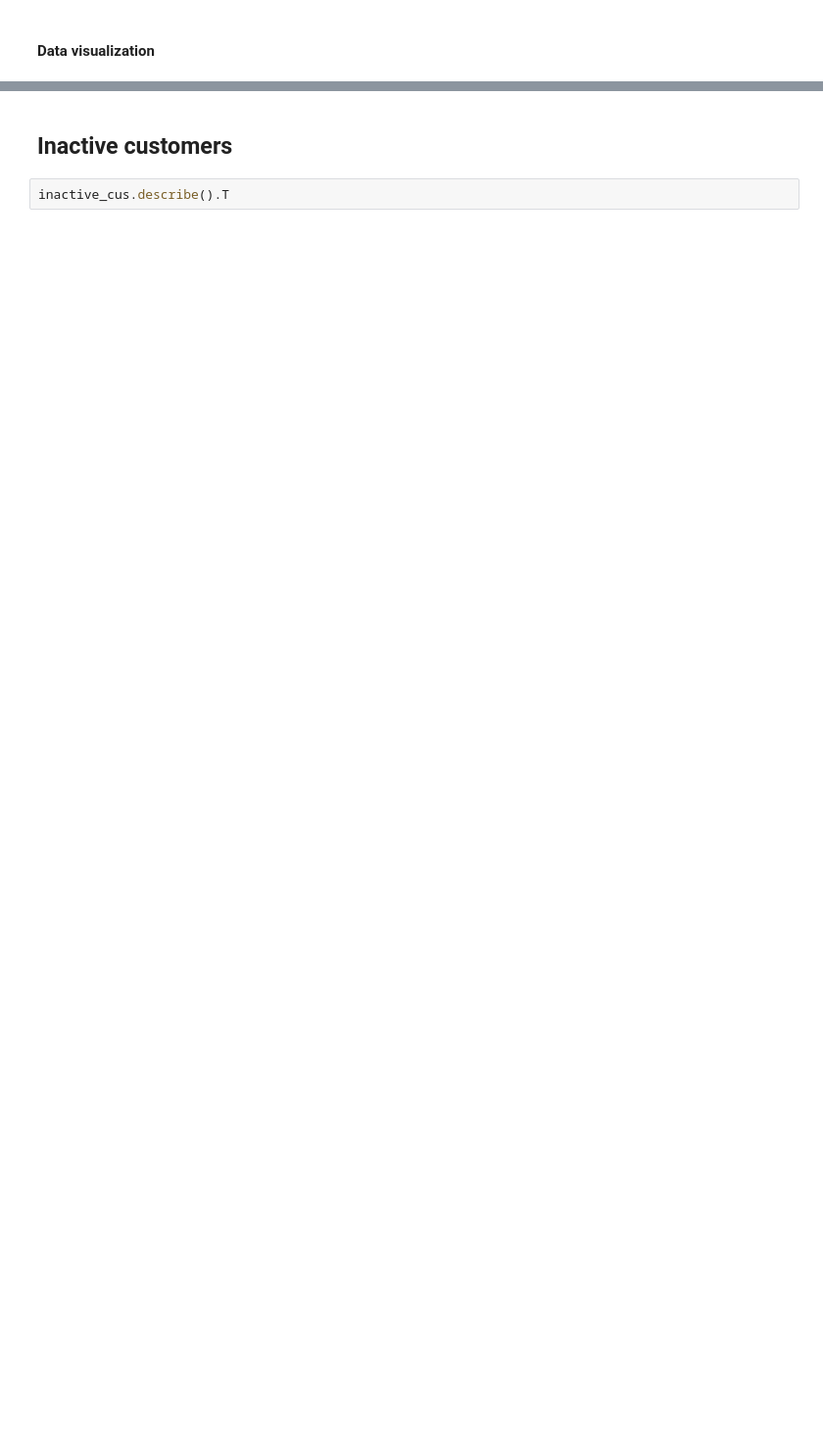
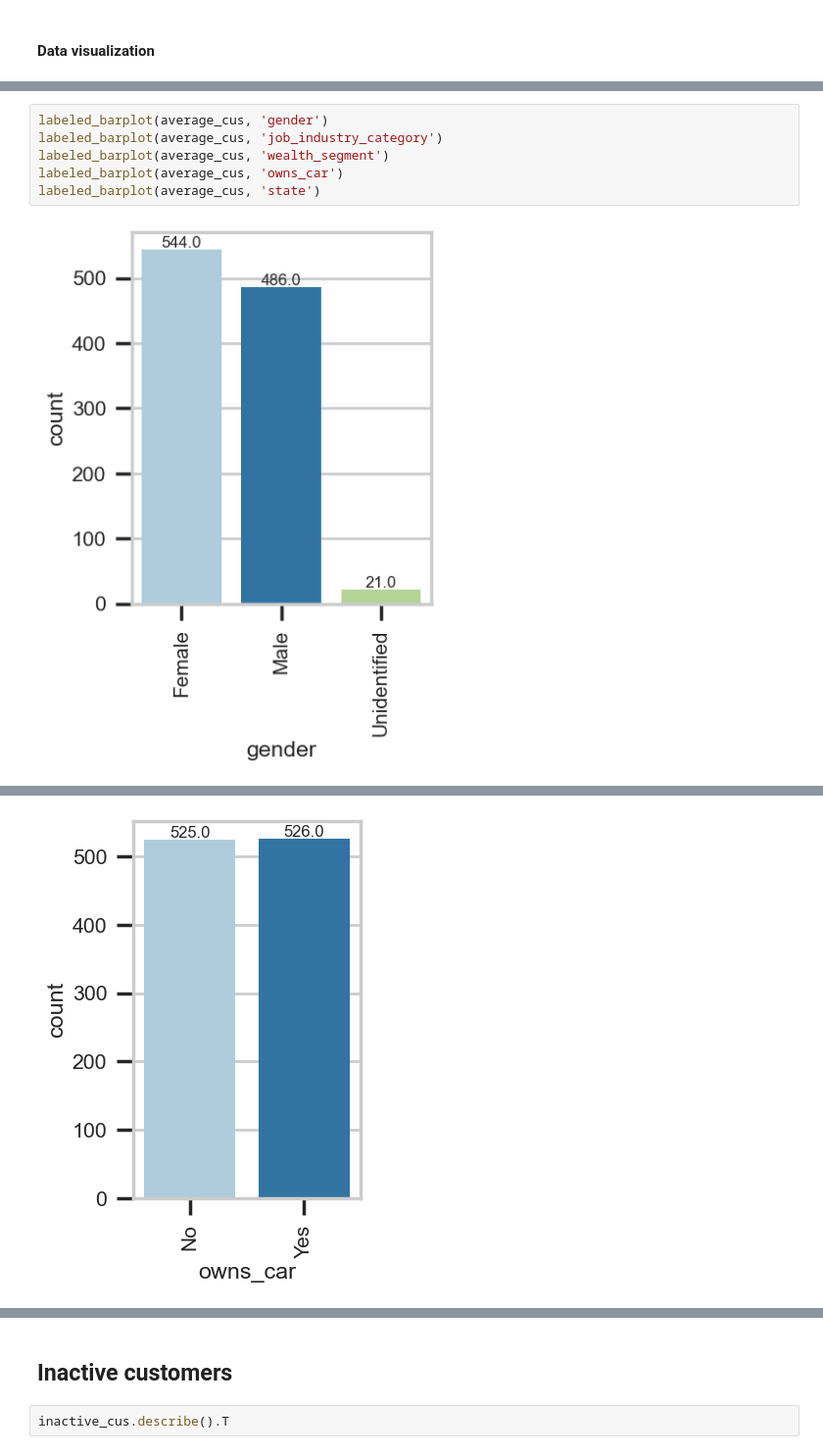
Before and after one commit to nicolle-chm/KPMG_VirtualInternship, a Jupyter notebook: t2_ClusterAnalysis.ipynb, the cells around one changed output, grey strips where cells are left out. Shown at 98% size. Saved outputs shown, nothing was run; the diff lists cells and outputs as text; blank space fills up the shorter version.

```diff
--- a/t2_ClusterAnalysis.ipynb
+++ b/t2_ClusterAnalysis.ipynb
@@ -1597,0 +1581,8 @@ histogram_boxplot(average_cus, 'age')
+# %%
+labeled_barplot(average_cus, 'gender')
+labeled_barplot(average_cus, 'job_industry_category')
+labeled_barplot(average_cus, 'wealth_segment')
+labeled_barplot(average_cus, 'owns_car')
+labeled_barplot(average_cus, 'state')
+# %% [output]
+[figure, added]
@@ -1597,0 +1591 @@ histogram_boxplot(average_cus, 'age')
+[figure, added]
```
Also changed, not shown: parts of 29 cells of this notebook.
